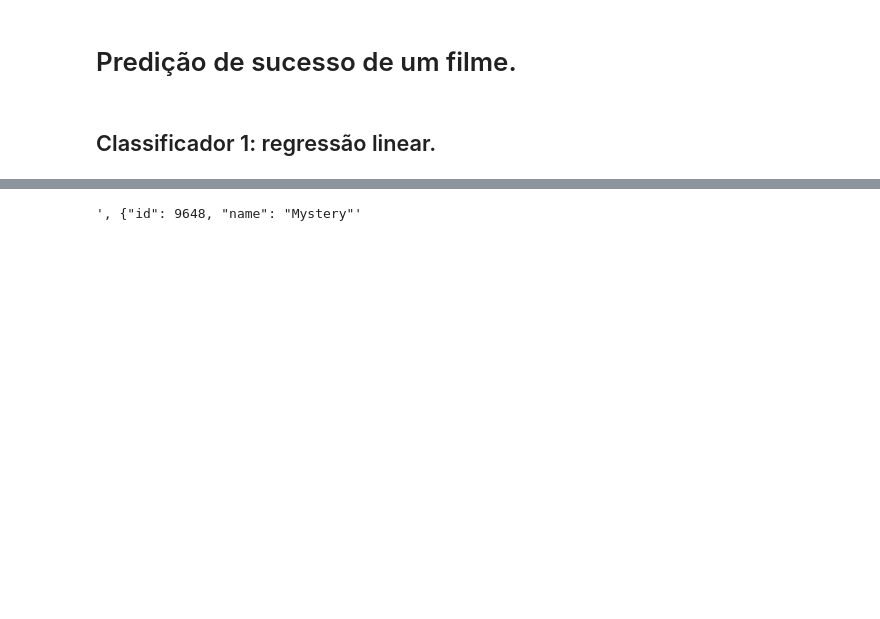
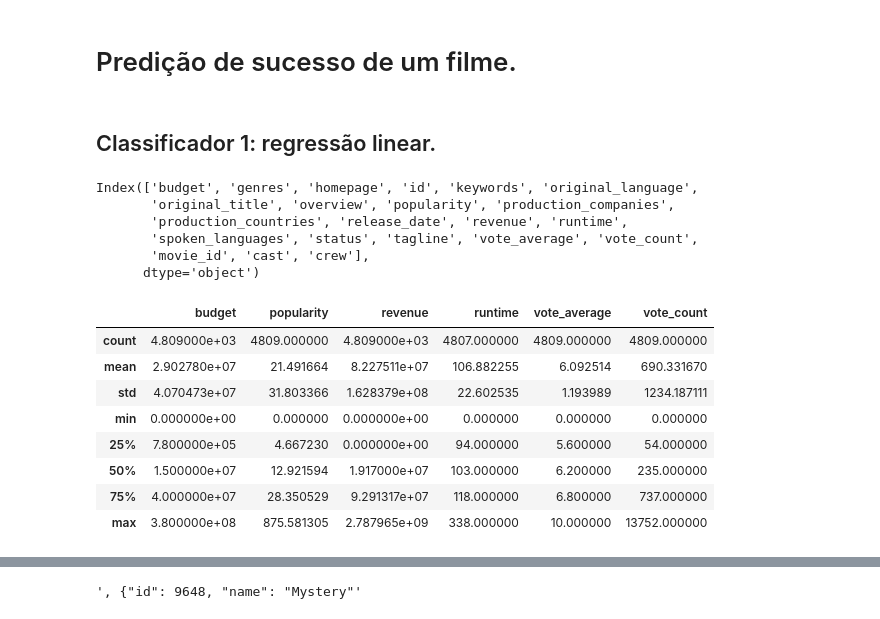
Before and after one commit to gaformario/Projeto-Ci-ncia-dos-dados, a Jupyter notebook: Projeto 3.ipynb, the cells around one changed output, grey strips where cells are left out. Drawn from its saved outputs; the diff is of its cells as text; code cells hidden in the pictures; blank space fills up the shorter version.

```diff
--- a/Projeto 3.ipynb
+++ b/Projeto 3.ipynb
@@ -17,4 +22,11 @@ filme = pd.read_csv("tmdb_5000_movies.csv")
 creditos = pd.read_csv("tmdb_5000_credits.csv")
 # %%
 data = filme.set_index('title').join(creditos.set_index('title'))
-data;
+data.columns
+# %% [output]
+Index(['budget', 'genres', 'homepage', 'id', 'keywords', 'original_language',
+       'original_title', 'overview', 'popularity', 'production_companies',
+       'production_countries', 'release_date', 'revenue', 'runtime',
+       'spoken_languages', 'status', 'tagline', 'vote_average', 'vote_count',
+       'movie_id', 'cast', 'crew'],
+      dtype='object')
@@ -20,0 +49,14 @@ data;
+# %%
+df=data[['budget', 'genres', 'popularity', 'production_companies', 'revenue', 'runtime' , 'vote_average', 'vote_count', 'cast', 'crew']]
+# %%
+df.describe()
+# %% [output]
+|  | budget | popularity | revenue | runtime | vote_average | vote_count |
+| count | 4.809000e+03 | 4809.000000 | 4.809000e+03 | 4807.000000 | 4809.000000 | 4809.000000 |
+| mean | 2.902780e+07 | 21.491664 | 8.227511e+07 | 106.882255 | 6.092514 | 690.331670 |
+| std | 4.070473e+07 | 31.803366 | 1.628379e+08 | 22.602535 | 1.193989 | 1234.187111 |
+| min | 0.000000e+00 | 0.000000 | 0.000000e+00 | 0.000000 | 0.000000 | 0.000000 |
+| 25% | 7.800000e+05 | 4.667230 | 0.000000e+00 | 94.000000 | 5.600000 | 54.000000 |
+| 50% | 1.500000e+07 | 12.921594 | 1.917000e+07 | 103.000000 | 6.200000 | 235.000000 |
+| 75% | 4.000000e+07 | 28.350529 | 9.291317e+07 | 118.000000 | 6.800000 | 737.000000 |
+| max | 3.800000e+08 | 875.581305 | 2.787965e+09 | 338.000000 | 10.000000 | 13752.000000 |
```
Also changed, not shown: parts of 12 cells of this notebook.
